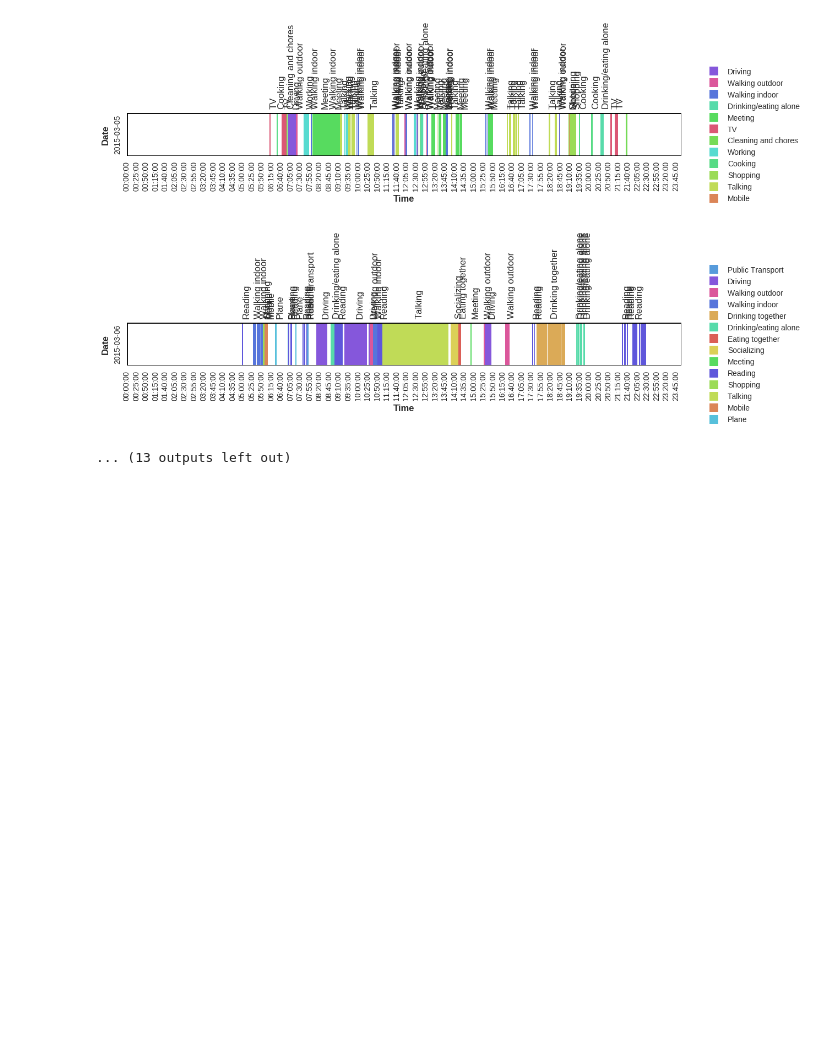
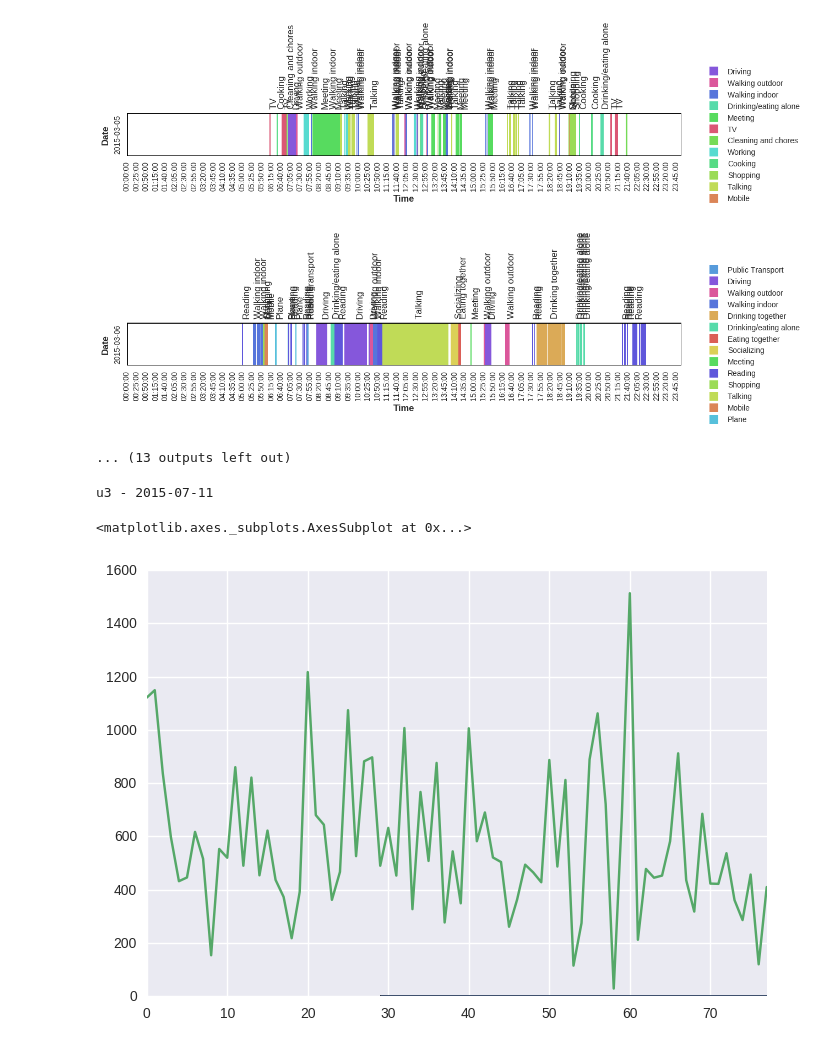
Before and after one commit to gorayni/iccv_epic_2017, a Jupyter notebook: NTCIR Dataset Exploration.ipynb, the cells around one changed output. Drawn from its saved outputs; the diff is of its cells as text; code cells hidden in the pictures; blank space fills up the shorter version.

```diff
--- a/NTCIR Dataset Exploration.ipynb
+++ b/NTCIR Dataset Exploration.ipynb
@@ -156,3 +156,19 @@ for user in users:
 [figure]
 [figure]
 ... (13 outputs left out)
+# %%
+num_annotations_by_day = list()
+for user in users:
+    for i, date in enumerate(user.dates):
+        if date.num_images > 1400:
+            print "{} - {}".format(user.user, date.date)
+        num_annotations_by_day.append(date.num_images)
+# %% [output]
+u3 - 2015-07-11
+# %%
+num_annotations_by_day= pd.Series(num_annotations_by_day)
+num_annotations_by_day.hist()
+num_annotations_by_day.plot()
+# %% [output]
+<matplotlib.axes._subplots.AxesSubplot at 0x...>
+[figure, added]
```
Also changed, not shown: parts of 2 cells of this notebook, 7 other files.
